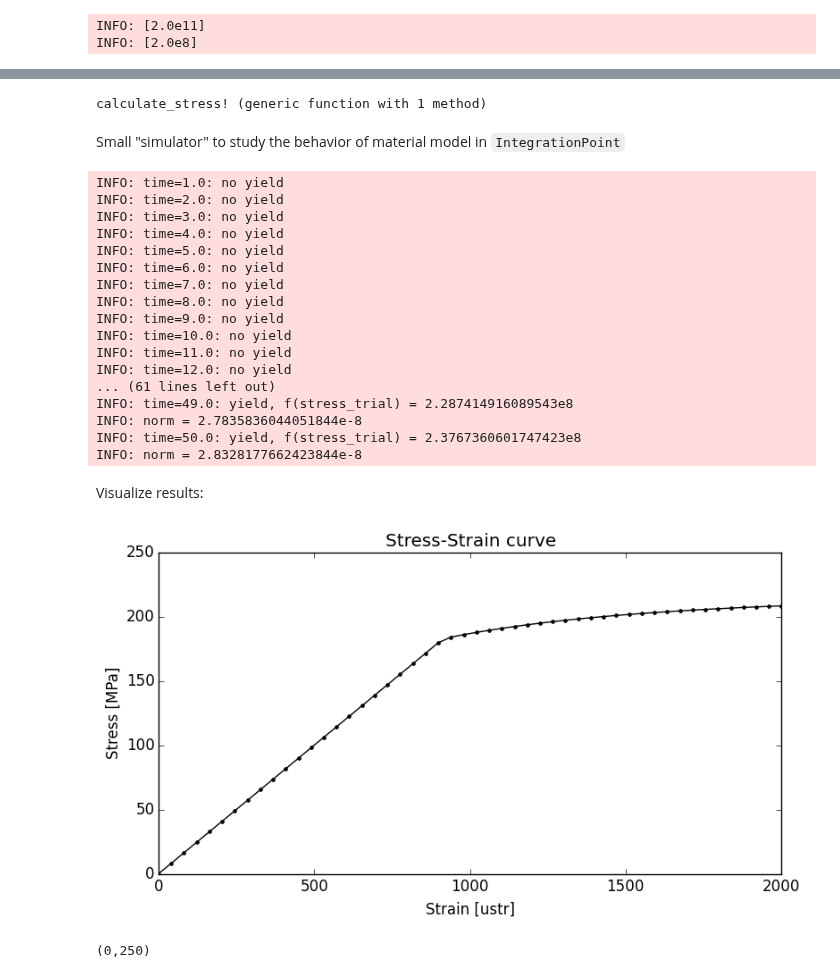
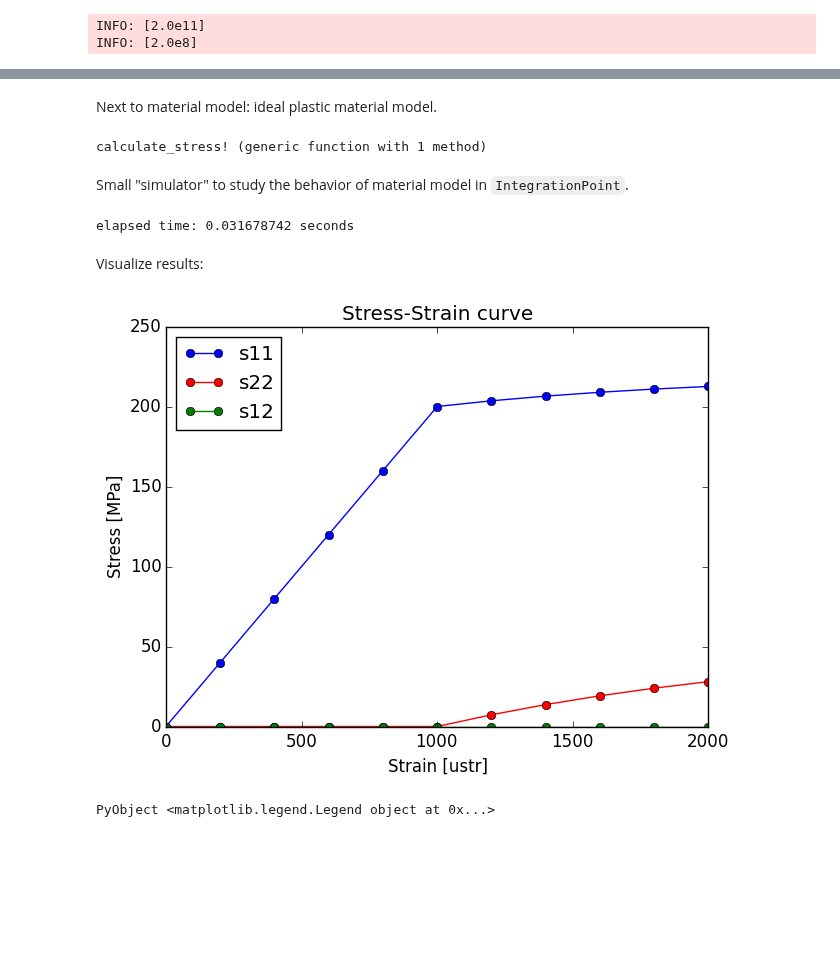
Before and after one commit to JuliaFEM/JuliaFEM.jl, a Jupyter notebook: docs/tutorials/2015-11-03-constitutive-modelling-using-juliafem.ipynb, the cells around one changed output, grey strips where cells are left out. Saved outputs shown, nothing was run; the diff lists cells and outputs as text; code cells hidden in the pictures; blank space fills up the shorter version.

Commit message:
finished constitutive model tutorial

```diff
--- a/docs/tutorials/2015-11-03-constitutive-modelling-using-juliafem.ipynb
+++ b/docs/tutorials/2015-11-03-constitutive-modelling-using-juliafem.ipynb
@@ -38,3 +36,5 @@ Our material model is
+# %% [markdown]
+Next to material model: ideal plastic material model.
 # %%
 """ Ideal plastic material model. """
 function calculate_stress!(ip::IntegrationPoint, strain::Matrix, time::Number)
@@ -156,86 +148,80 @@ end    ### END OF CONSTITUTIVE MODEL
 # %% [output]
 calculate_stress! (generic function with 1 method)
 # %% [markdown]
-Small "simulator" to study the behavior of material model in `IntegrationPoint`
+Small "simulator" to study the behavior of material model in `IntegrationPoint`.
 # %%
-function run(steps=50)
+function run(steps=11)
 
     # initialization
     ip = IntegrationPoint([0.0, 0.0], 1.0)
     ip.fields["total strain"] = Field()
-    ip.fields["plastic strain"] = Field()
+    ip.fields["plastic strain"] = Field(Matrix[zeros(2,2)])
     ip.fields["plastic potential"] = Field()
+    ip.fields["derivative of plastic potential"] = Field()
     ip.fields["elastic strain"] = Field()
     ip.fields["effective plastic strain"] = Field()
     ip.fields["stress"] = Field()
     ip.fields["young"] = Field(200.0e9)
     ip.fields["poisson"] = Field(0.3)
     ip.fields["yield stress"] = Field(200.0e6)
-    ip.fields["plastic rate parameter"] = Field() # material parameter
+    ip.fields["plastic rate parameter"] = Field(0.0) # material parameter
 
-    # run
-    for (time, strain_11) in enumerate(linspace(0, 200e-5, steps))
-        # set up strain etc.
-        time = Float64(time)
-        poisson = last(ip.fields["poisson"])[1]
-        strain = zeros(2, 2)
-        strain[1, 1] = strain_11
-        strain[2, 2] = -poisson*strain_11
-        #strain[2, 2] = strain_11
-        strain[1, 2] = 1/3*strain_11
-        strain[2, 1] = 1/3*strain_11
+    strain = zeros(2, 2)
+    strain[1,1] = 2.0e-3
+    strain[2,2] = -0.3*2.0e-3
+    #strain[1,2] = 1.0e-3
+    #strain[2,1] = 1.0e-3
 
-        # calculate stress
-        calculate_stress!(ip, strain, time)
+    # calculate stress in integration point
+    #for (time, omega) in enumerate(linspace(0, 4*pi, steps))
+    #    calculate_stress!(ip, sin(omega)*strain, Float64(time))
+    #end
+
+    for (time, k) in enumerate(linspace(0, 1, steps))
+        calculate_stress!(ip, k*strain, Float64(time))
     end
 
     return ip
 end
 
-ip = run();
+tic()
+ip = run()
+toc();
 # %% [output]
-INFO: time=1.0: no yield
-INFO: time=2.0: no yield
-INFO: time=3.0: no yield
-INFO: time=4.0: no yield
-INFO: time=5.0: no yield
-INFO: time=6.0: no yield
-INFO: time=7.0: no yield
-INFO: time=8.0: no yield
-INFO: time=9.0: no yield
-INFO: time=10.0: no yield
-INFO: time=11.0: no yield
-INFO: time=12.0: no yield
-... (61 lines left out)
-INFO: time=49.0: yield, f(stress_trial) = 2.287414916089543e8
-INFO: norm = 2.7835836044051844e-8
-INFO: time=50.0: yield, f(stress_trial) = 2.3767360601747423e8
-INFO: norm = 2.8328177662423844e-8
+elapsed time: 0.031678742 seconds
 # %% [markdown]
 Visualize results:
 # %%
 steps = length(ip.fields["total strain"])
 eps11 = Float64[]
 sig11 = Float64[]
+sig22 = Float64[]
+sig12 = Float64[]
 principals = Vector{Float64}[]
 for i=1:steps
-    # extract from integration points -- too complicated
+    # extract from integration points
     # field -> timestep -> increment -> (vector of tensors, take first) -> (first component)
     strain = ip.fields["total strain"][i][end][1]*1.0e6
     stress = ip.fields["stress"][i][end][1]*1.0e-6
     push!(eps11, strain[1,1])
     push!(sig11, stress[1,1])
-    push!(principals, sort(eigvals(stress)))
+    push!(sig22, stress[2,2])
+    push!(sig12, stress[1,2])
+    push!(principals, eigvals(stress))
 end
 
-#PyPlot.figure(figsize=(7, 5))
-PyPlot.plot(eps11, sig11, "-k.")
+PyPlot.figure(figsize=(7, 5))
+PyPlot.plot(eps11, sig11, "-bo", label="s11")
+PyPlot.plot(eps11, sig22, "-ro", label="s22")
+PyPlot.plot(eps11, sig12, "-go", label="s12")
 PyPlot.title("Stress-Strain curve")
 PyPlot.xlabel("Strain [ustr]")
 PyPlot.ylabel("Stress [MPa]")
-PyPlot.ylim([0, 250])
+#PyPlot.ylim([-250, 250])
+#PyPlot.xlim([-2100, 2100])
+PyPlot.legend(loc="best")
 # %% [output]
-[figure, old version]
+[figure, new version]
-(0,250)
+PyObject <matplotlib.legend.Legend object at 0x...>
 # %%
 function plot_principal()
```
Also changed, not shown: parts of 5 cells of this notebook.
